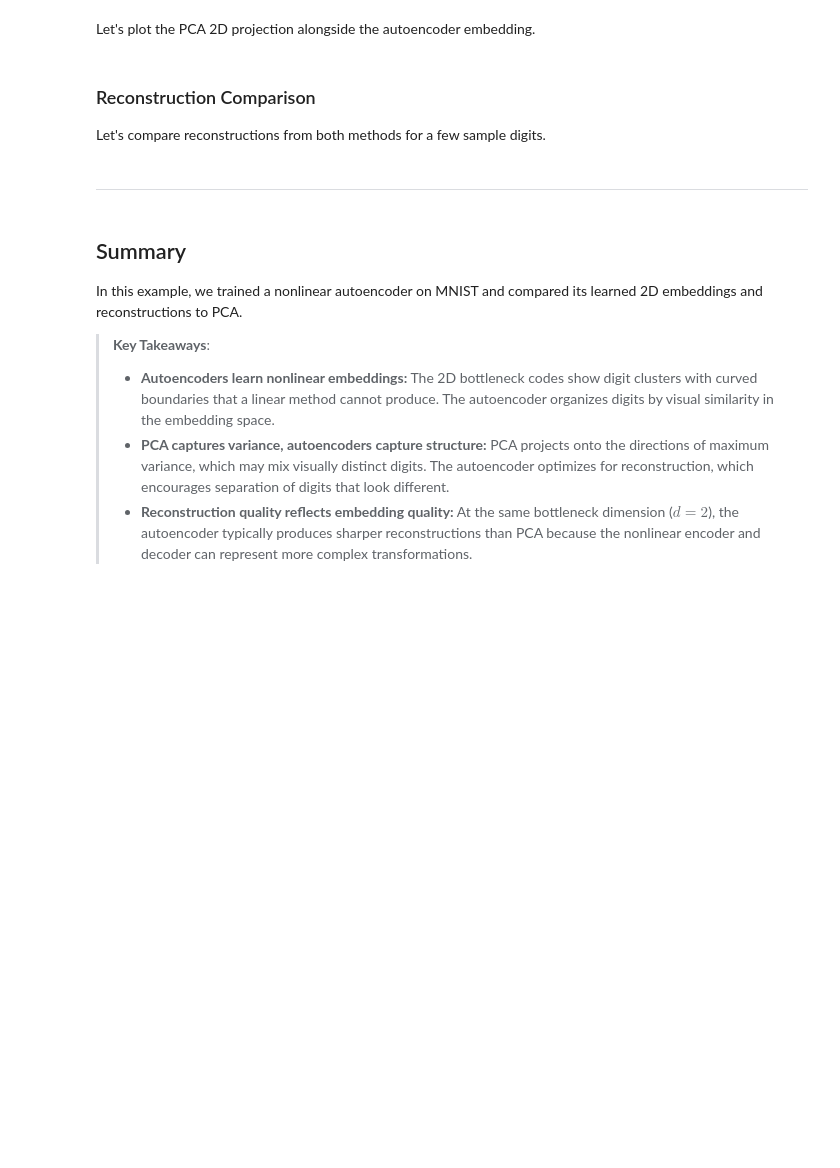
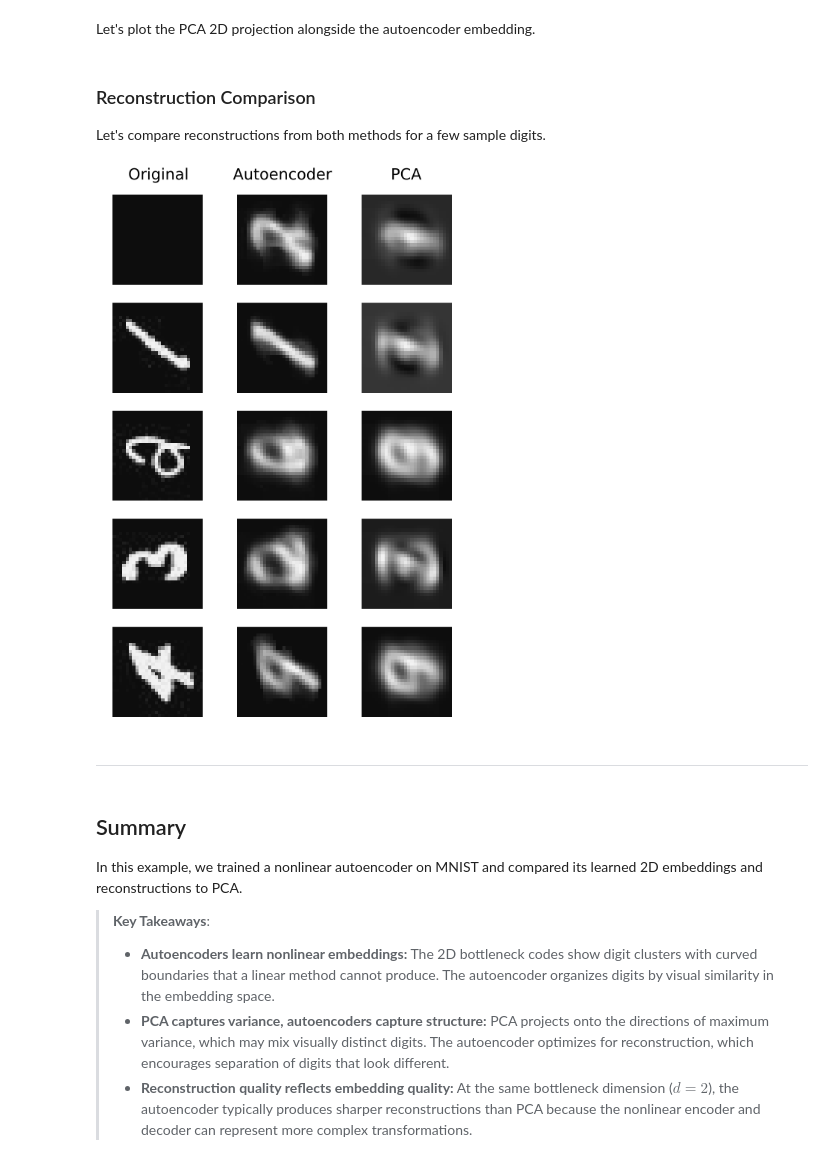
Before and after one commit to sp2229/CHEME-5820-Lectures-Spring-2026, a Jupyter notebook: lectures/week-10/L10c/CHEME-5820-L10c-Example-Autoencoder-Spring-2026.ipynb, the cells around one changed output. Drawn from its saved outputs; the diff is of its cells as text; code cells hidden in the pictures; blank space fills up the shorter version.

```diff
--- a/lectures/week-10/L10c/CHEME-5820-L10c-Example-Autoencoder-Spring-2026.ipynb
+++ b/lectures/week-10/L10c/CHEME-5820-L10c-Example-Autoencoder-Spring-2026.ipynb
@@ -26,7 +26,10 @@ In addition to standard Julia libraries, we'll also use [the `VLDataScienceMachi
 We use the MNIST handwritten digit dataset, the same dataset used in the L8c feedforward network example. Each image is a $28\times 28$ grayscale image flattened into a 784-dimensional vector with pixel values normalized to $[0,1]$. Let's load the training images and store them in the `training_data` variable.
 # %%
 number_of_examples, digits_image_dictionary = let
-    number_of_examples = 1000; # how many training examples of *each* digit to include
-    digits_image_dictionary = MyMNISTHandwrittenDigitImageDataset(number_of_examples);
+
+    # initialize -
+    number_of_examples = 1000; # how many training examples of *each* digit to include (must be even)
+    digits_image_dictionary = MyMNISTHandwrittenDigitImageDataset(); # this loads *all* the data into memory, which is not ideal, but it is simple for demonstration purposes.
+
     (number_of_examples, digits_image_dictionary)
 end;
@@ -224,32 +264,34 @@ Let's compare reconstructions from both methods for a few sample digits.
 # %%
 let
     sample_indices = [1, 1001, 2001, 3001, 4001]; # one example from digits 0-4
     n = length(sample_indices);
 
     plots = [];
     for (col, idx) in enumerate(sample_indices)
 
         # original image: reshape from 784-vector to 28x28 matrix -
         img_orig = reshape(X_train[:, idx], 28, 28)';
 
         # autoencoder reconstruction: pass through full model -
         img_ae = reshape(autoencoder(X_train[:, idx]), 28, 28)';
 
         # PCA reconstruction: project onto top 2 PCs and reconstruct -
         x_centered = Float64.(X_train[:, idx]) .- μ;
         img_pca = reshape(V_d * (V_d' * x_centered) .+ μ, 28, 28)';
 
         # build the grid: columns are Original | Autoencoder | PCA -
         push!(plots, heatmap(img_orig, color=:grays, axis=false, ticks=false,
-            title=(col == 1 ? "Original" : ""), aspect_ratio=1));
+            title=(col == 1 ? "Original" : ""), aspect_ratio=1, colorbar=false));
         push!(plots, heatmap(img_ae, color=:grays, axis=false, ticks=false,
-            title=(col == 1 ? "Autoencoder" : ""), aspect_ratio=1));
+            title=(col == 1 ? "Autoencoder" : ""), aspect_ratio=1, colorbar=false));
         push!(plots, heatmap(img_pca, color=:grays, axis=false, ticks=false,
-            title=(col == 1 ? "PCA" : ""), aspect_ratio=1));
+            title=(col == 1 ? "PCA" : ""), aspect_ratio=1, colorbar=false));
     end
 
     plot(plots..., layout=(n, 3), size=(500, n * 150))
 end
+# %% [output]
+[figure, added]
 # %% [markdown]
 ___
 # %% [markdown]
```
Also changed, not shown: parts of 11 cells of this notebook, 2 other files.
